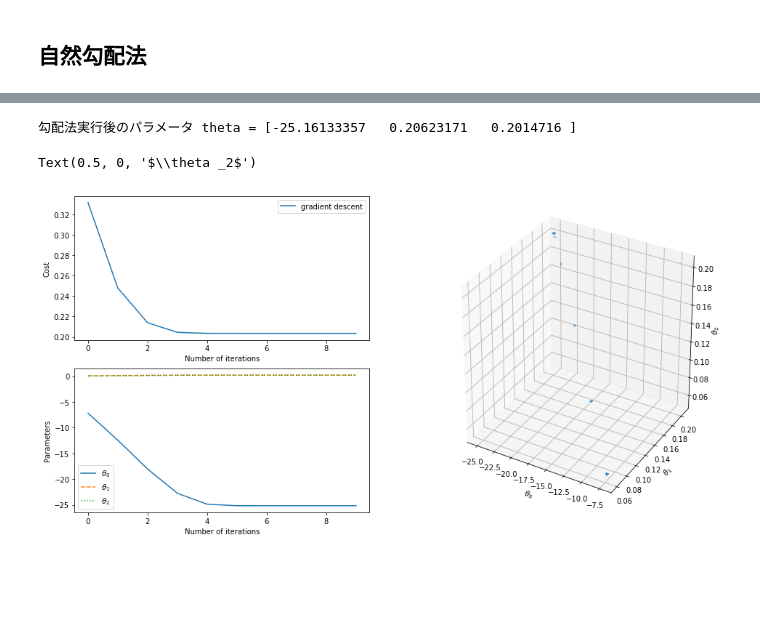
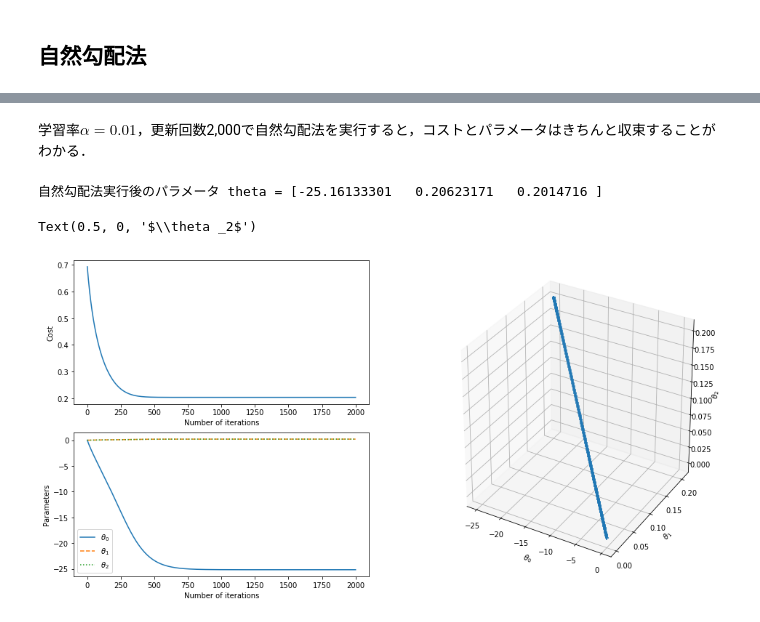
Before and after one commit to MCMXCIII-KVK/Coursera_Machine_Learning, a Jupyter notebook: exercises_python/ex2_1.ipynb, the cells around one changed output, grey strips where cells are left out. Drawn from its saved outputs; the diff is of its cells as text; code cells hidden in the pictures; blank space fills up the shorter version.

```diff
--- a/exercises_python/ex2_1.ipynb
+++ b/exercises_python/ex2_1.ipynb
@@ -11,10 +11,10 @@ from mpl_toolkits.mplot3d import Axes3D
 import matplotlib.gridspec as gridspec
 # %%
 # 訓練データのロード
-# 1列目：試験1の点数，2列目：試験2の点数，3列目：入学許可の有無（合格が1，不合格が0）
+# 0列目：試験1の点数，1列目：試験2の点数，2列目：入学許可の有無（合格が1，不合格が0）
 data = np.loadtxt('data/ex2data1.txt',delimiter=',')
 X_unext = np.array(data[:,0:-1]) # 特徴量を各出願者について縦に並べた行列
-y = np.array(data[:,-1]).reshape(-1,1) # ターゲットを各出願者について縦に並べた列ベクトル
+y = np.array(data[:,[-1]]) # ターゲットを各出願者について縦に並べた列ベクトル
 m, n = X_unext.shape
 print('訓練データの数：m =',m)
 print('特徴量の数：n =',n)
@@ -162,44 +243,54 @@ def costFunction_natural(X,y,theta):
+# %%
+# Fisher情報行列
+def FisherMatrix(X,theta):
+    m = X.shape[0]
+    h = sigmoid(X @ theta)
+    h_d1 = h * (1 - h)
+    g = (1 / m) * np.einsum('dt,di,dj->tij',h_d1,X,X)
+    return(g)
 # %%
 # 自然勾配法
-def naturalGradientDescent(X,y,thetai,alpha=1,num_iters=10):
-    m = y.size
+def naturalGradientDescent(X,y,thetai,alpha=0.01,num_iters=2000):
     theta = thetai
-    theta_history = thetai * np.ones(num_iters)
-    J_history = np.zeros(num_iters)
+    J_theta_n = 0
+    theta_history = np.zeros((theta.size,num_iters+1))
+    J_history = np.zeros((num_iters+1))
 
-    _, J_theta = costFunction_natural(X,y,theta)
-    for i in np.arange(num_iters):
-        theta = theta - alpha * J_theta
+    for i in np.arange(num_iters+1):
+        theta = theta - alpha * J_theta_n
         theta_history[:,[i]] = theta
-        J_history[i], J_theta = costFunction_natural(X,y,theta)
+        J_history[i], J_theta = costFunction_gradient(X,y,theta)
+        g_inv = np.linalg.inv(FisherMatrix(X,theta))
+        J_theta_n = np.einsum('tij,jt->it',g_inv,J_theta)
 
     return(theta,theta_history,J_history)
+# %% [markdown]
+学習率$\alpha =0.01$，更新回数2,000で自然勾配法を実行すると，コストとパラメータはきちんと収束することがわかる．
 # %%
 # 自然勾配法の実行
-theta_ngd, theta_nhistory, J_nhistory = naturalGradientDescent(X,y,thetai)
-print('勾配法実行後のパラメータ theta =',theta_ngd.flatten())
+theta, theta_history, J_history = naturalGradientDescent(X,y,thetai)
+print('自然勾配法実行後のパラメータ theta =',theta.flatten())
 
 # パラメータ更新ごとのコスト，パラメータをプロット
 fig = plt.figure(figsize=(16,8))
 gs = gridspec.GridSpec(2,2)
 ax1 = plt.subplot(gs[0,0])
-ax1.plot(J_nhistory,label='gradient descent')
+ax1.plot(J_history)
 ax1.set_xlabel('Number of iterations')
 ax1.set_ylabel('Cost')
-ax1.legend()
 ax2 = plt.subplot(gs[1,0])
-ax2.plot(theta_nhistory[0,:],'-',label=r'$\theta_0$')
-ax2.plot(theta_nhistory[1,:],'--',label=r'$\theta_1$')
-ax2.plot(theta_nhistory[2,:],':',label=r'$\theta_2$')
+ax2.plot(theta_history[0,:],'-',label=r'$\theta_0$')
+ax2.plot(theta_history[1,:],'--',label=r'$\theta_1$')
+ax2.plot(theta_history[2,:],':',label=r'$\theta_2$')
 ax2.set_xlabel('Number of iterations')
 ax2.set_ylabel('Parameters')
 ax2.legend()
 ax3 = plt.subplot(gs[:,1],projection='3d')
-ax3.scatter3D(theta_nhistory[0,:],theta_nhistory[1,:],theta_nhistory[2,:],marker='+')
+ax3.scatter3D(theta_history[0,:],theta_history[1,:],theta_history[2,:],marker='+')
 ax3.set_xlabel(r'$\theta _0$')
 ax3.set_ylabel(r'$\theta _1$')
 ax3.set_zlabel(r'$\theta _2$')
 # %% [output]
-勾配法実行後のパラメータ theta = [-25.16133357   0.20623171   0.2014716 ]
+自然勾配法実行後のパラメータ theta = [-25.16133301   0.20623171   0.2014716 ]
 Text(0.5, 0, '$\\theta _2$')
-[figure, old version]
+[figure, new version]
```
Also changed, not shown: parts of 47 cells of this notebook, 4 other files.
